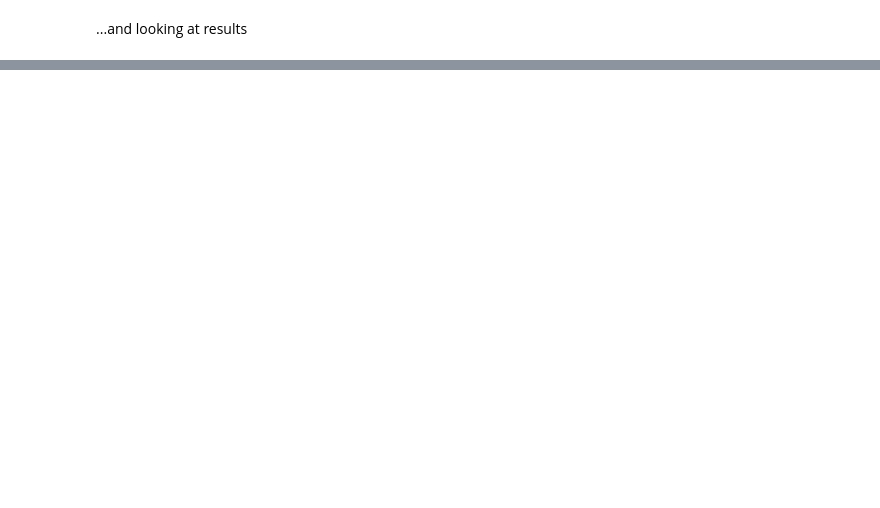
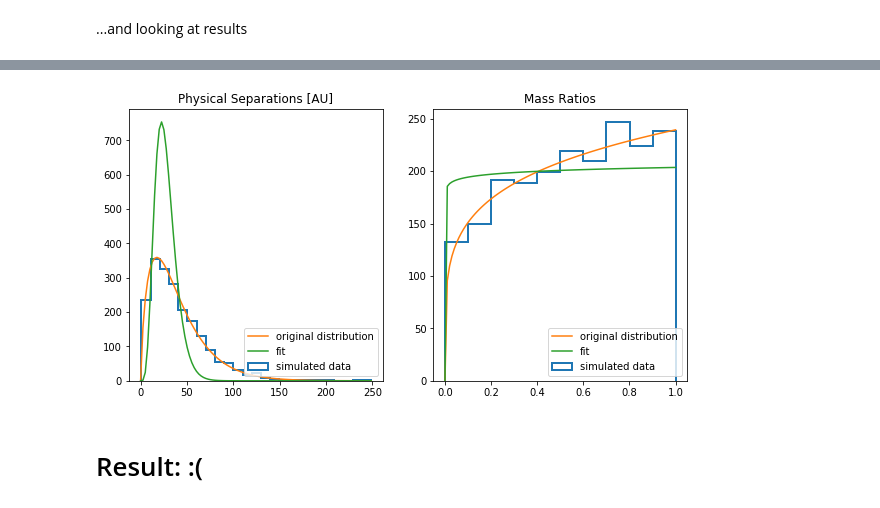
Before and after one commit to phys201/multstars, a Jupyter notebook: tutorial.ipynb, the cells around one changed output, grey strips where cells are left out. Cells and saved outputs as stored; diff of their text form; code cells hidden in the pictures; blank space fills up the shorter version.

```diff
--- a/tutorial.ipynb
+++ b/tutorial.ipynb
@@ -84,0 +102,35 @@ Width = 30
+# %%
+# functions to plot
+def plot_gamma(mu, sigma, data, bins, label):
+    a = mu**2 /sigma**2
+    b = mu / sigma**2
+    xs = np.linspace(0, np.max(data), 100)
+    ys = st.gamma.pdf(xs, a, scale=1.0/b)
+    normed_y = len(data)*np.diff(bins)[0]*ys
+    plt.plot(xs, normed_y, label=label)
+
+def plot_power_law(index, data, bins, label):
+    xs = np.linspace(0, np.max(data), 100)
+    ys = index*xs**(index-1.)
+    normed_y = len(data)*np.diff(bins)[0]*ys
+    plt.plot(xs, normed_y, label=label);
+# %%
+fig = plt.figure(figsize=(10,5))
+
+plt.subplot(121)
+plt.title('Physical Separations [AU]')
+count, bns, ignored = plt.hist(op['sep_physical'], histtype='step', label='simulated data', bins=25, linewidth=2)
+plot_gamma(40, 30, op['sep_physical'], bns, 'original distribution')
+plot_gamma(c, w, op['sep_physical'], bns, 'fit')
+plt.legend(loc='lower right');
+
+plt.subplot(122)
+plt.title('Mass Ratios')
+count, bns, ignored = plt.hist(op['mass_ratio'], histtype='step', label='simulated data', bins=10, linewidth=2)
+plot_power_law(1.2, op['mass_ratio'], bns, 'original distribution')
+plot_power_law(p, op['mass_ratio'], bns, 'fit')
+plt.legend(loc='lower right');
+# %% [output]
+[figure, added]
+# %% [markdown]
+# Result:   :(
```
Also changed, not shown: parts of 14 cells of this notebook, 4 other files.
